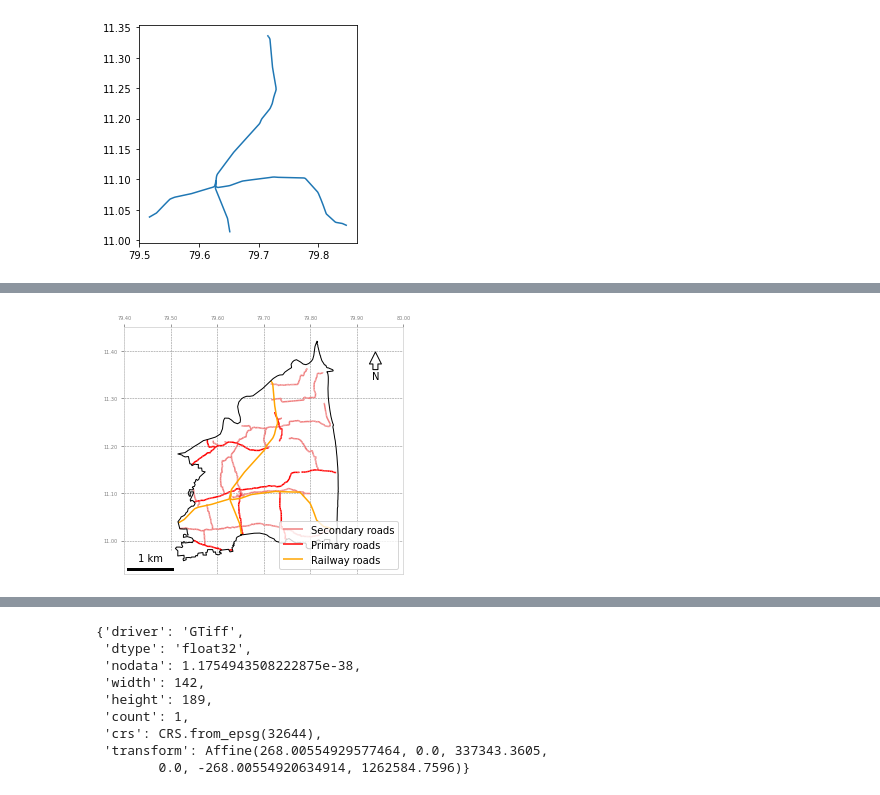
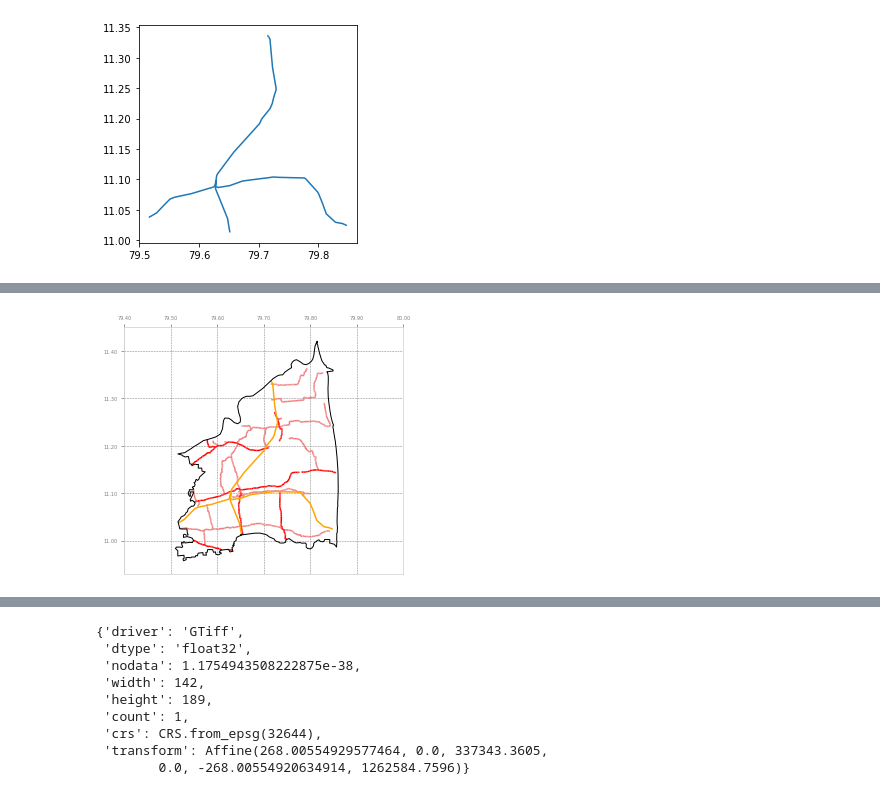
Before and after one commit to NilimaKD/lila-reports, a Jupyter notebook: LILA visuals.ipynb, the cells around one changed output, grey strips where cells are left out. Drawn from its saved outputs; the diff is of its cells as text; code cells hidden in the pictures.

```diff
--- a/LILA visuals.ipynb
+++ b/LILA visuals.ipynb
@@ -296,31 +299,28 @@ _shp_dst_railways.plot()
 # %%
-ax = _shp_district.plot(figsize=(5,5),color="none",zorder=3)
-x =merge_data1.plot(color="lightcoral",label ="Secondary roads",ax =ax)
-y = merge_data2.plot(color="red",label ="Primary roads",ax=ax)
-z = merge_data3.plot(color="orange",label ="Railway roads",ax=ax)
-# addlabels(x="primary",y ="secondary")
-ax.xaxis.tick_top()
+_plt_district = _shp_district.plot(figsize=(5,5),color="none",zorder=3)
+_shp_dst_roads_secondary.plot(color="lightcoral",label ="Secondary roads",ax =_plt_district)
+_shp_dst_roads_primary.plot(color="red",label ="Primary roads",ax=_plt_district)
+_shp_dst_railways.plot(color="orange",label ="Railway roads",ax=_plt_district)
+
+_plt_district.xaxis.tick_top()
+
 plt.xlim(79.40,80.00)
 plt.ylim(10.93,11.45)
+
 plt.grid(color="grey",linestyle = '--', linewidth = 0.5)
-plt.legend(loc='lower right')
-ax.tick_params(axis='x', colors='grey')
-ax.tick_params(axis='y', colors='grey')
-ax.add_artist(ScaleBar(10000,location='lower left',scale_loc='top'))
-ax.xaxis.set_major_formatter(FormatStrFormatter('%.2f')) #axis value formatting for both axis
-ax.yaxis.set_major_formatter(FormatStrFormatter('%.2f'))
-ax.tick_params(axis='x', labelsize=5)  #reducing the size of the axis values
-ax.tick_params(axis='y', labelsize=5)
-x1, y1, arrow_length = 0.9, 0.9, 0.1
-ax.annotate('N', xy=(x1, y1), xytext=(x1, y1-arrow_length),
-            arrowprops=dict(facecolor='none', width=5, headwidth=12),
-            ha='center', va='center', fontsize=10,
-            xycoords=ax.transAxes)
-ax.spines['bottom'].set_color('lightgrey')
-ax.spines['top'].set_color('lightgrey')
-ax.spines['right'].set_color('lightgrey')
-ax.spines['left'].set_color('lightgrey')
-plt.savefig(get_in_workdir("roadway.jpg"),dpi =1500)
+
+_plt_district.tick_params(axis='x', colors='grey', labelsize=5)
+_plt_district.tick_params(axis='y', colors='grey', labelsize=5)
+
+_plt_district.xaxis.set_major_formatter(FormatStrFormatter('%.2f'))
+_plt_district.yaxis.set_major_formatter(FormatStrFormatter('%.2f'))
+
+_plt_district.spines['bottom'].set_color('lightgrey')
+_plt_district.spines['top'].set_color('lightgrey')
+_plt_district.spines['right'].set_color('lightgrey')
+_plt_district.spines['left'].set_color('lightgrey')
+
+# _plt_district.savefig(get_in_workdir("roadway.jpg"),dpi =1500)
 plt.show()
 # %% [output]
-[figure, old version]
+[figure, new version]
```
Also changed, not shown: parts of 9 cells of this notebook.
